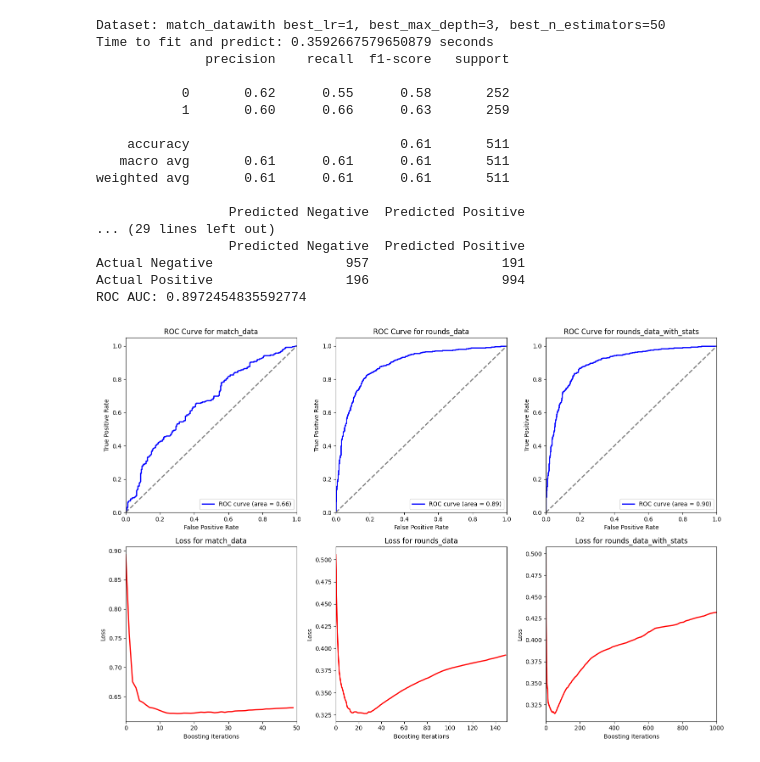
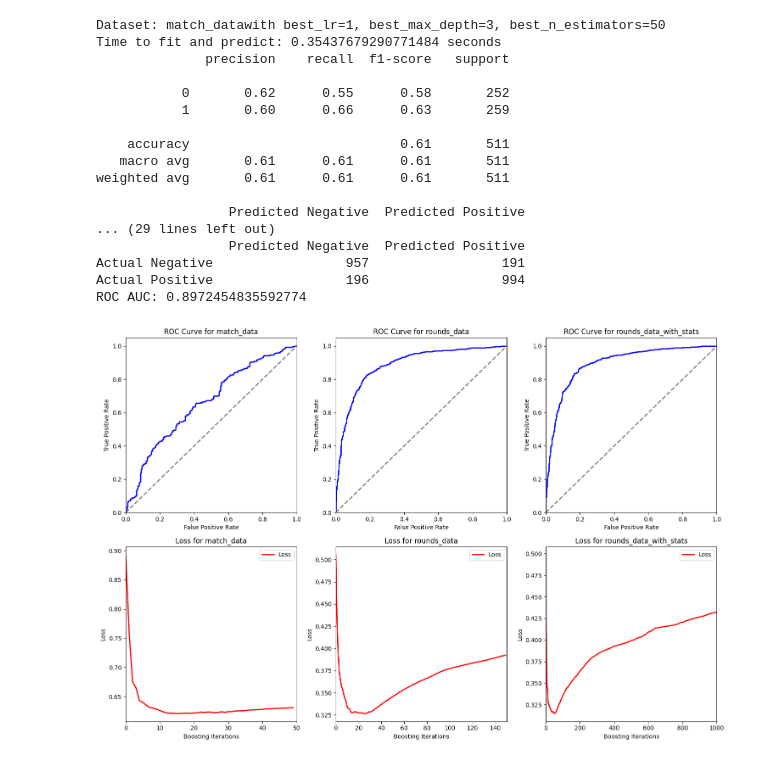
Before and after one commit to FCosmin27/cs2-predictive-models, a Jupyter notebook: models/adaboost.ipynb, the cells around one changed output. Saved outputs shown, nothing was run; the diff lists cells and outputs as text; code cells hidden in the pictures.

```diff
--- a/models/adaboost.ipynb
+++ b/models/adaboost.ipynb
@@ -69,37 +69,38 @@ for idx, (X, y, ds_name, best_lr, best_max_depth, best_n_estimators) in enumerat
     axs[0, idx].set_xlabel('False Positive Rate')
     axs[0, idx].set_ylabel('True Positive Rate')
     axs[0, idx].set_title(f'ROC Curve for {ds_name}')
-    axs[0, idx].legend(loc='lower right')
 
     log_losses = []
     for y_prob in model.staged_predict_proba(X_train):
         log_losses.append(log_loss(y_train, y_prob, labels=[0, 1]))
 
-    axs[1, idx].plot(range(len(log_losses)), log_losses, color='red', lw=2)
+    axs[1, idx].plot(range(len(log_losses)), log_losses, color='red', lw=2, label='Loss')
     axs[1, idx].set_xlim([0, len(log_losses)])
     axs[1, idx].set_xlabel('Boosting Iterations')
     axs[1, idx].set_ylabel('Loss')
     axs[1, idx].set_title(f'Loss for {ds_name}')
+    axs[1, idx].legend(loc='upper right')
+
 
 
 plt.tight_layout()
 plt.show()
 # %% [output]
 Dataset: match_datawith best_lr=1, best_max_depth=3, best_n_estimators=50
-Time to fit and predict: 0.3592667579650879 seconds
+Time to fit and predict: 0.35437679290771484 seconds
               precision    recall  f1-score   support
 
            0       0.62      0.55      0.58       252
            1       0.60      0.66      0.63       259
 
     accuracy                           0.61       511
    macro avg       0.61      0.61      0.61       511
 weighted avg       0.61      0.61      0.61       511
 
                  Predicted Negative  Predicted Positive
 ... (29 lines left out)
                  Predicted Negative  Predicted Positive
 Actual Negative                 957                 191
 Actual Positive                 196                 994
 ROC AUC: 0.8972454835592774
-[figure, old version]
+[figure, new version]
```
Also changed, not shown: 2 other files.
